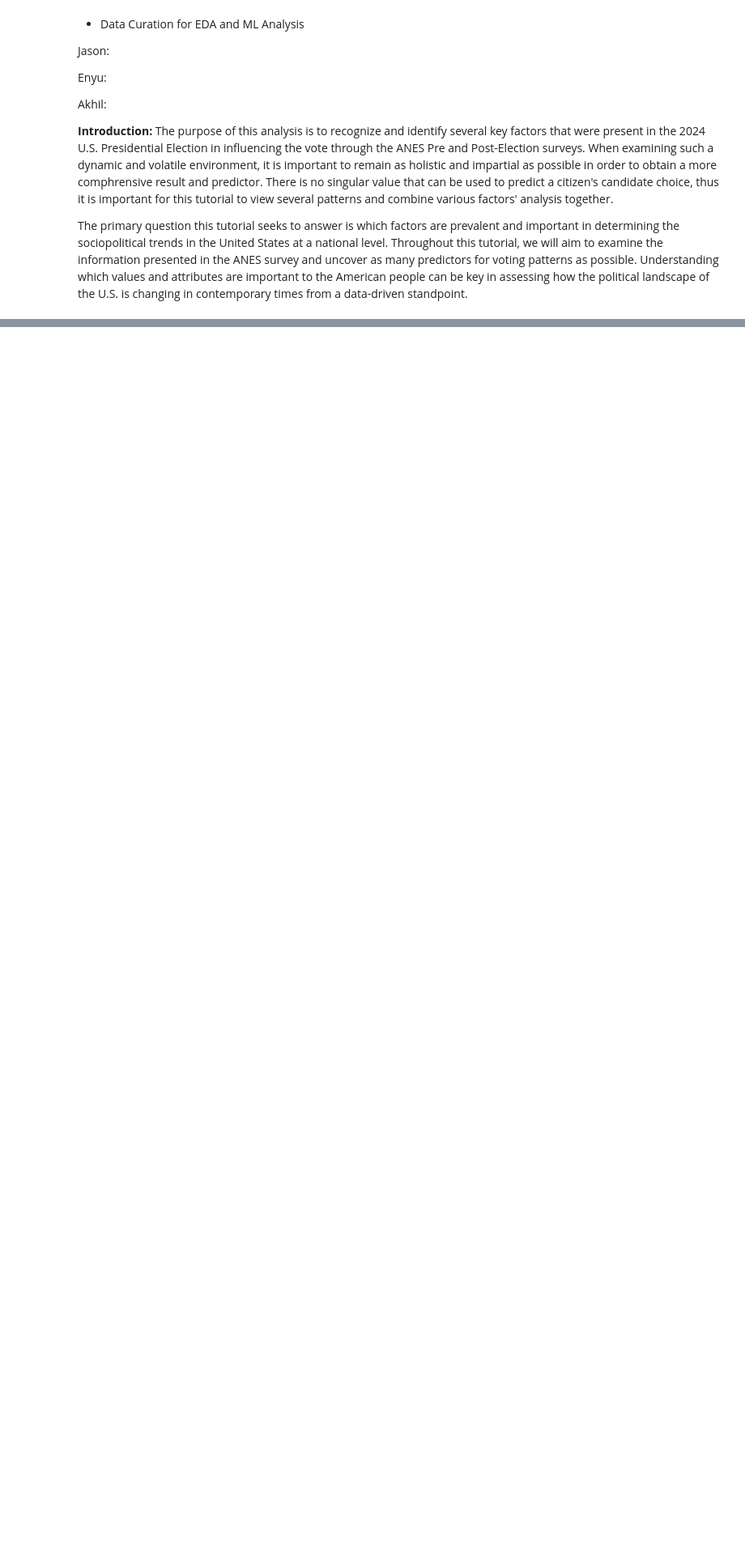
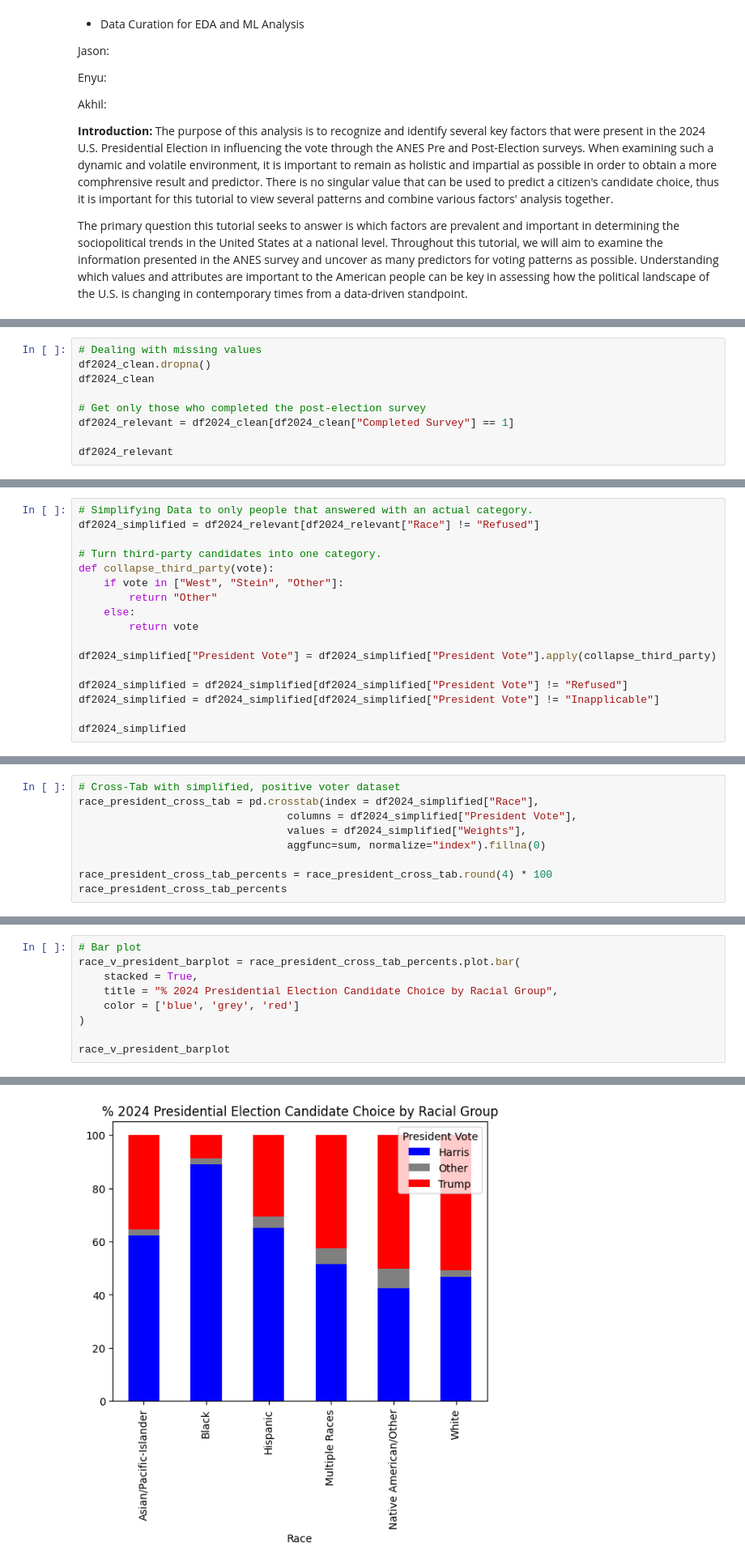
Before and after one commit to Aslan-A-M/CMSC320_Semester_Project, a Jupyter notebook: dataset/Checkpoint3/ml_analysis_organized.ipynb, the cells around one changed output, grey strips where cells are left out. Shown at 81% size. Drawn from its saved outputs; the diff is of its cells as text; blank space fills up the shorter version.

```diff
--- a/dataset/Checkpoint3/ml_analysis_organized.ipynb
+++ b/dataset/Checkpoint3/ml_analysis_organized.ipynb
@@ -26,0 +124,9 @@ The primary question this tutorial seeks to answer is which factors are prevalen
+# %%
+# Dealing with missing values
+df2024_clean.dropna()
+df2024_clean
+
+# Get only those who completed the post-election survey
+df2024_relevant = df2024_clean[df2024_clean["Completed Survey"] == 1]
+
+df2024_relevant
@@ -26,0 +167,17 @@ The primary question this tutorial seeks to answer is which factors are prevalen
+# %%
+# Simplifying Data to only people that answered with an actual category.
+df2024_simplified = df2024_relevant[df2024_relevant["Race"] != "Refused"]
+
+# Turn third-party candidates into one category.
+def collapse_third_party(vote):
+    if vote in ["West", "Stein", "Other"]:
+        return "Other"
+    else:
+        return vote
+
+df2024_simplified["President Vote"] = df2024_simplified["President Vote"].apply(collapse_third_party)
+
+df2024_simplified = df2024_simplified[df2024_simplified["President Vote"] != "Refused"]
+df2024_simplified = df2024_simplified[df2024_simplified["President Vote"] != "Inapplicable"]
+
+df2024_simplified
@@ -26,0 +198,9 @@ The primary question this tutorial seeks to answer is which factors are prevalen
+# %%
+# Cross-Tab with simplified, positive voter dataset
+race_president_cross_tab = pd.crosstab(index = df2024_simplified["Race"],
+                                 columns = df2024_simplified["President Vote"],
+                                 values = df2024_simplified["Weights"],
+                                 aggfunc=sum, normalize="index").fillna(0)
+
+race_president_cross_tab_percents = race_president_cross_tab.round(4) * 100
+race_president_cross_tab_percents
@@ -26,0 +216,10 @@ The primary question this tutorial seeks to answer is which factors are prevalen
+# %%
+# Bar plot
+race_v_president_barplot = race_president_cross_tab_percents.plot.bar(
+    stacked = True,
+    title = "% 2024 Presidential Election Candidate Choice by Racial Group",
+    color = ['blue', 'grey', 'red']
+)
+
+race_v_president_barplot
+# %% [output]
@@ -26,0 +227 @@ The primary question this tutorial seeks to answer is which factors are prevalen
+[figure, added]
```
Also changed, not shown: parts of 34 cells of this notebook, 3 other files.
